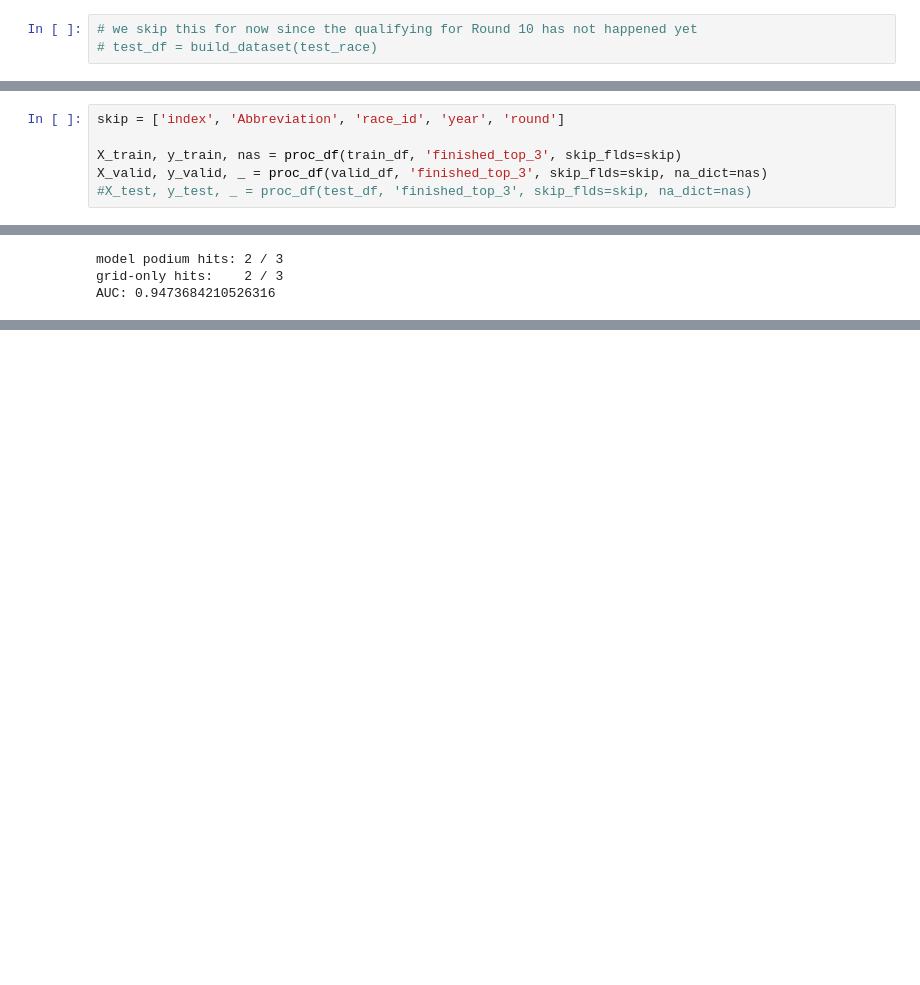
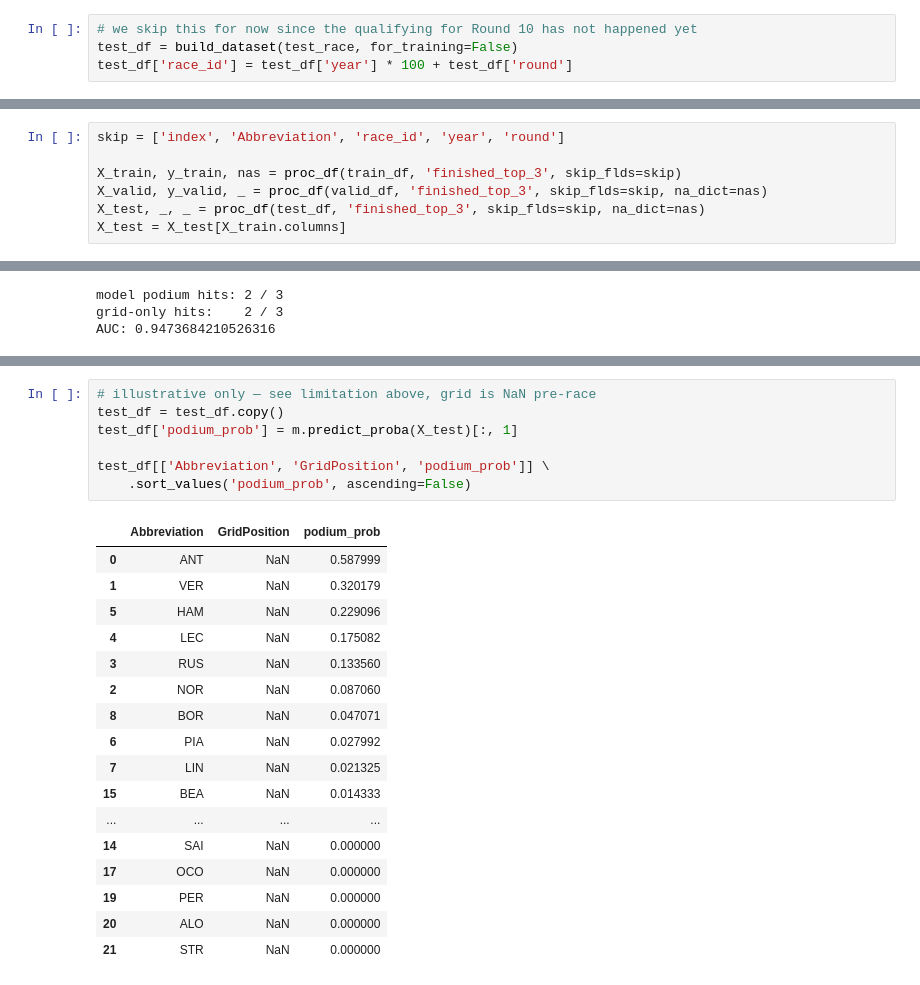
Before and after one commit to ipolishc22/f1-predictor, a Jupyter notebook: notebooks/podium_predictor_build.ipynb, the cells around one changed output, grey strips where cells are left out. Saved outputs shown, nothing was run; the diff lists cells and outputs as text; blank space fills up the shorter version.

Commit message:
Add prediction for 2026 Belgian GP

```diff
--- a/notebooks/podium_predictor_build.ipynb
+++ b/notebooks/podium_predictor_build.ipynb
@@ -62,4 +62,5 @@ req            INFO     Using cached data for driver_info
 core           INFO     Finished loading data for 22 drivers: ['16', '63', '44', '1', '6', '30', '41', '5', '43', '10', '81', '87', '31', '11', '12', '77', '55', '14', '18', '3', '23', '27']
 # %%
 # we skip this for now since the qualifying for Round 10 has not happened yet
-# test_df = build_dataset(test_race)
+test_df = build_dataset(test_race, for_training=False)
+test_df['race_id'] = test_df['year'] * 100 + test_df['round']
@@ -116,7 +132,8 @@ skip = ['index', 'Abbreviation', 'race_id', 'year', 'round']
 
 X_train, y_train, nas = proc_df(train_df, 'finished_top_3', skip_flds=skip)
 X_valid, y_valid, _ = proc_df(valid_df, 'finished_top_3', skip_flds=skip, na_dict=nas)
-#X_test, y_test, _ = proc_df(test_df, 'finished_top_3', skip_flds=skip, na_dict=nas)
+X_test, _, _ = proc_df(test_df, 'finished_top_3', skip_flds=skip, na_dict=nas)
+X_test = X_test[X_train.columns]
 # %%
 print(y_train[:10], y_train.mean())
 # %% [output]
@@ -196,0 +226,25 @@ AUC: 0.9473684210526316
+# %%
+# illustrative only — see limitation above, grid is NaN pre-race
+test_df = test_df.copy()
+test_df['podium_prob'] = m.predict_proba(X_test)[:, 1]
+
+test_df[['Abbreviation', 'GridPosition', 'podium_prob']] \
+    .sort_values('podium_prob', ascending=False)
+# %% [output]
+|  | Abbreviation | GridPosition | podium_prob |
+| 0 | ANT | NaN | 0.587999 |
+| 1 | VER | NaN | 0.320179 |
+| 5 | HAM | NaN | 0.229096 |
+| 4 | LEC | NaN | 0.175082 |
+| 3 | RUS | NaN | 0.133560 |
+| 2 | NOR | NaN | 0.087060 |
+| 8 | BOR | NaN | 0.047071 |
+| 6 | PIA | NaN | 0.027992 |
+| 7 | LIN | NaN | 0.021325 |
+| 15 | BEA | NaN | 0.014333 |
+| ... | ... | ... | ... |
+| 14 | SAI | NaN | 0.000000 |
+| 17 | OCO | NaN | 0.000000 |
+| 19 | PER | NaN | 0.000000 |
+| 20 | ALO | NaN | 0.000000 |
+| 21 | STR | NaN | 0.000000 |
```
Also changed, not shown: parts of 3 cells of this notebook.
